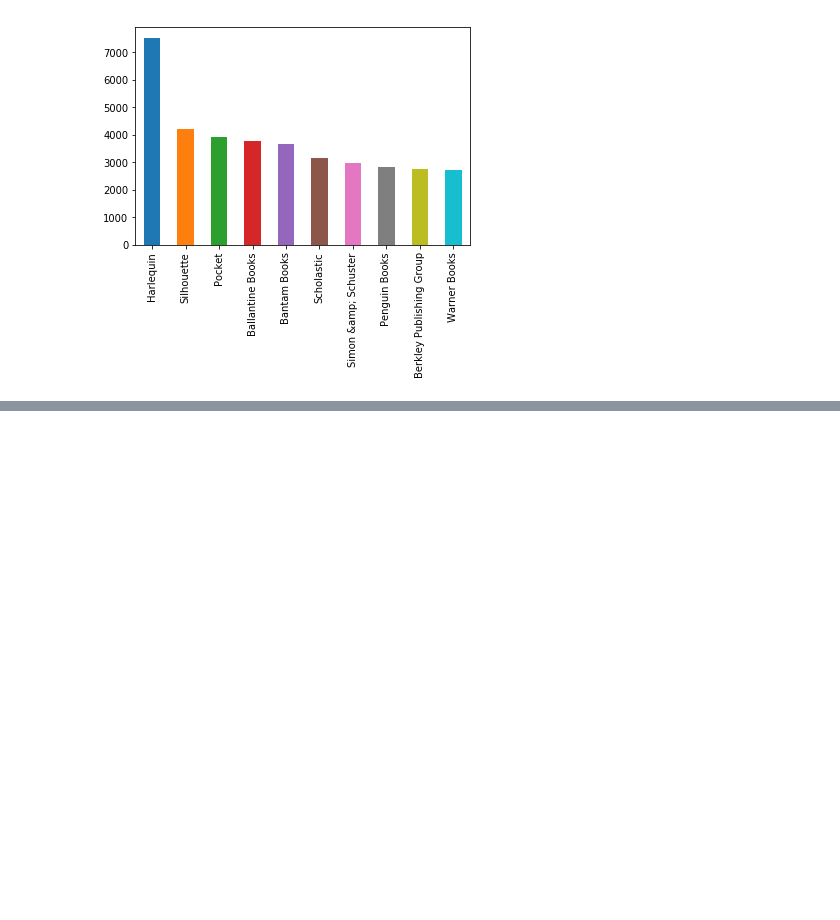
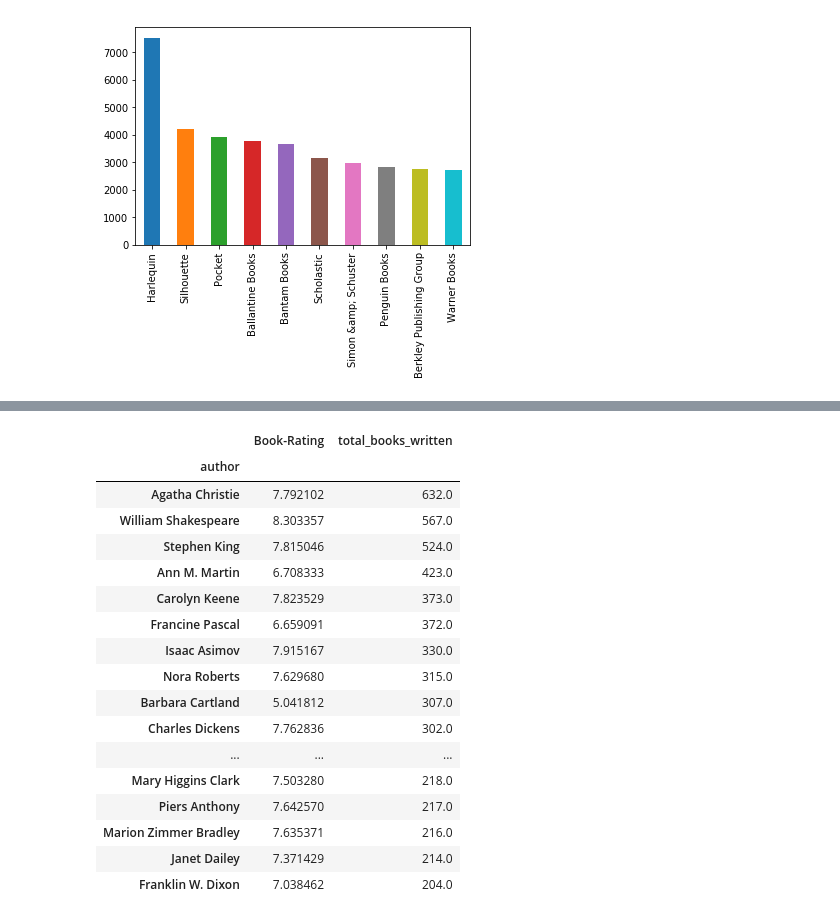
Before and after one commit to goelaakash79/IPEC-Hackathon, a Jupyter notebook: recommender_sytem_files/analysing_dataset.ipynb, the cells around one changed output, grey strips where cells are left out. Saved outputs shown, nothing was run; the diff lists cells and outputs as text; code cells hidden in the pictures; blank space fills up the shorter version.

```diff
--- a/recommender_sytem_files/analysing_dataset.ipynb
+++ b/recommender_sytem_files/analysing_dataset.ipynb
@@ -150,0 +195,21 @@ books_data['publisher'].value_counts()[:10].plot(kind = 'bar')
+# %%
+dataset.dropna()[['author', 'Book-Rating', 'total_books_written']].groupby('author').mean().sort_values(['total_books_written', 'Book-Rating'], ascending = False).iloc[:20, :]
+# %% [output]
+|  | Book-Rating | total_books_written |
+| author |  |  |
+| Agatha Christie | 7.792102 | 632.0 |
+| William Shakespeare | 8.303357 | 567.0 |
+| Stephen King | 7.815046 | 524.0 |
+| Ann M. Martin | 6.708333 | 423.0 |
+| Carolyn Keene | 7.823529 | 373.0 |
+| Francine Pascal | 6.659091 | 372.0 |
+| Isaac Asimov | 7.915167 | 330.0 |
+| Nora Roberts | 7.629680 | 315.0 |
+| Barbara Cartland | 5.041812 | 307.0 |
+| Charles Dickens | 7.762836 | 302.0 |
+| ... | ... | ... |
+| Mary Higgins Clark | 7.503280 | 218.0 |
+| Piers Anthony | 7.642570 | 217.0 |
+| Marion Zimmer Bradley | 7.635371 | 216.0 |
+| Janet Dailey | 7.371429 | 214.0 |
+| Franklin W. Dixon | 7.038462 | 204.0 |
```
Also changed, not shown: parts of 19 cells of this notebook, 4 other files.
